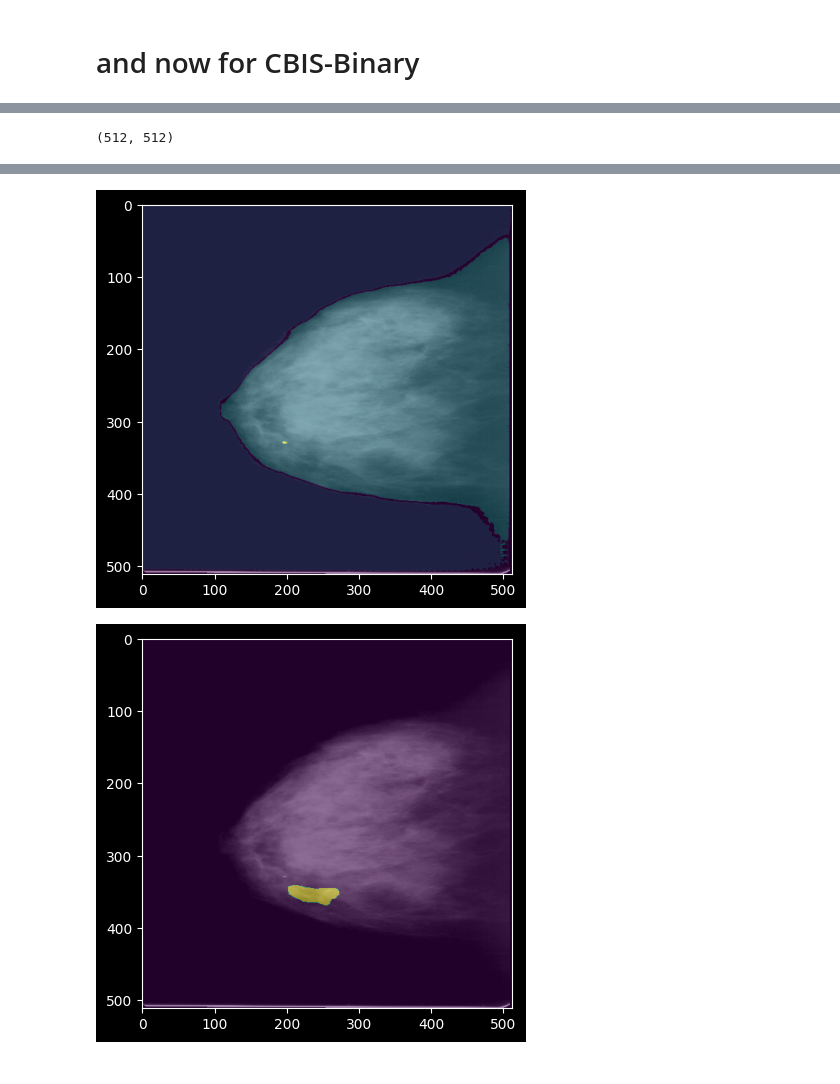
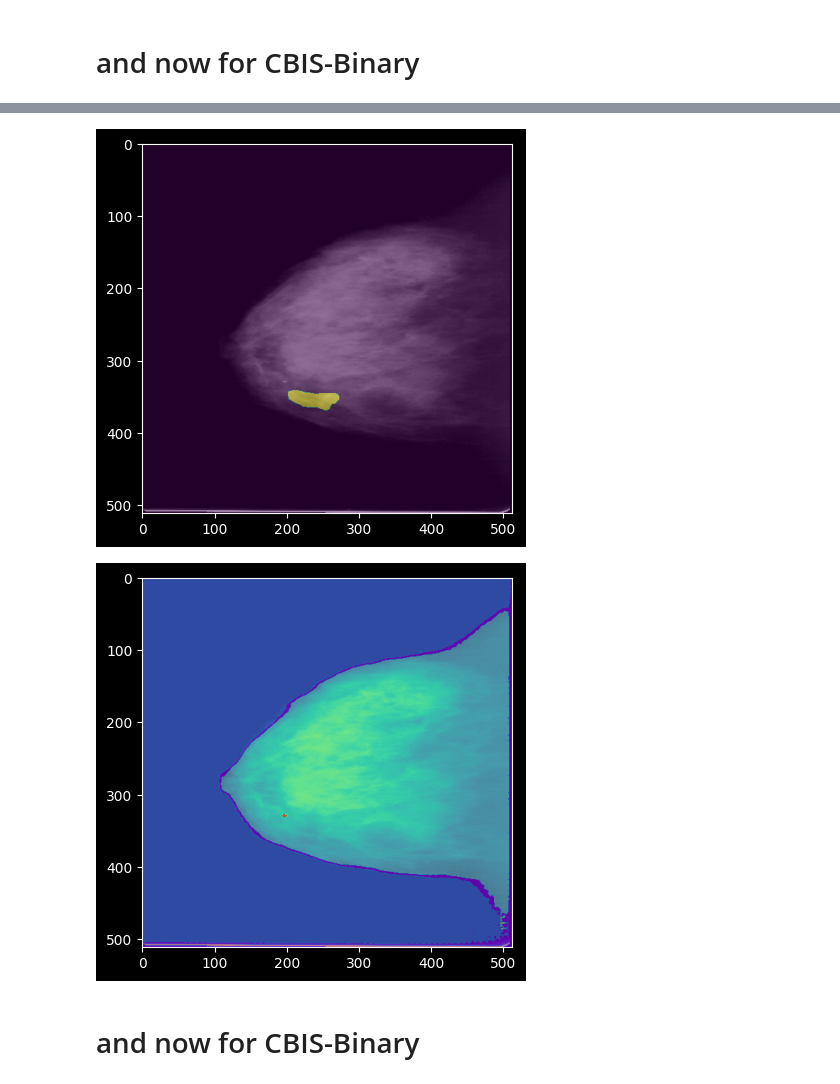
Before and after one commit to DrumsnChocolate/final-project, a Jupyter notebook: implementation/segment_anything/finetune/test_finetune.py.ipynb, the cells around one changed output, grey strips where cells are left out. Saved outputs shown, nothing was run; the diff lists cells and outputs as text; code cells hidden in the pictures.

```diff
--- a/implementation/segment_anything/finetune/test_finetune.py.ipynb
+++ b/implementation/segment_anything/finetune/test_finetune.py.ipynb
@@ -38,7 +48,0 @@ def show_mask(sample, merged_mask):
-# %%
-samples, labels = next(iter(dataloaders['train']))
-
-for sample, label in zip(samples, labels):
-    imshow(sample)
-    imshow(label, gray=False, alpha=0.5)
-    plt.show()
@@ -48,4 +49,2 @@ for sample, label in zip(samples, labels):
 # %%
 merged_masks = [get_mask(sample, mask_generator) for sample in samples]
-for sample, merged_mask in zip(samples, merged_masks):
-    show_mask(sample, merged_mask)
@@ -54,0 +51,5 @@ for sample, merged_mask in zip(samples, merged_masks):
+# %%
+
+for sample, label, merged_mask in zip(samples, labels, merged_masks):
+    show_label(sample, label)
+    show_mask(sample, merged_mask)
@@ -63,11 +69,0 @@ mask_generator = SamAutomaticMaskGenerator(model)
-# %%
-samples, labels = next(iter(dataloaders['train']))
-
-for sample, label in zip(samples, labels):
-    imshow(label, alpha=0.5)
-    plt.show()
-    imshow(sample, gray=True)
-    plt.show()
-    imshow(sample, gray=True)
-    imshow(label, alpha=0.5)
-    plt.show()
@@ -90,12 +73,5 @@ TypeError: unsqueeze(): argument 'input' (position 1) must be Tensor, not numpy.
 # %%
-print(merged_masks[0].shape)
-
-for sample, merged_mask, label in zip(samples, merged_masks, labels):
-    imshow(sample, gray=True)
-    imshow(torch.unsqueeze(torch.tensor(merged_mask), 0), alpha=0.5)
-    plt.show()
-    imshow(sample, gray=True)
-    imshow(label, alpha=0.5)
-    plt.show()
+for sample, label, merged_mask in zip(samples, labels, merged_masks):
+    show_label(repeat(sample, 3), label, gray_sample=True)
+    show_mask(sample, merged_mask)
 # %% [output]
-(512, 512)
@@ -104,2 +80,4 @@ for sample, merged_mask, label in zip(samples, merged_masks, labels):
-[figure, old version]
+[figure, new version]
-[figure, old version]
+[figure, new version]
+# %% [markdown]
+# and now for CBIS-Binary
```
Also changed, not shown: parts of 13 cells of this notebook.
